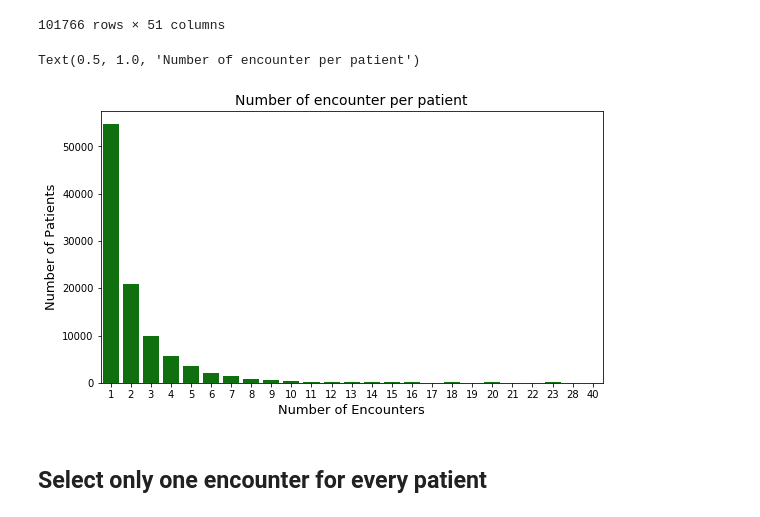
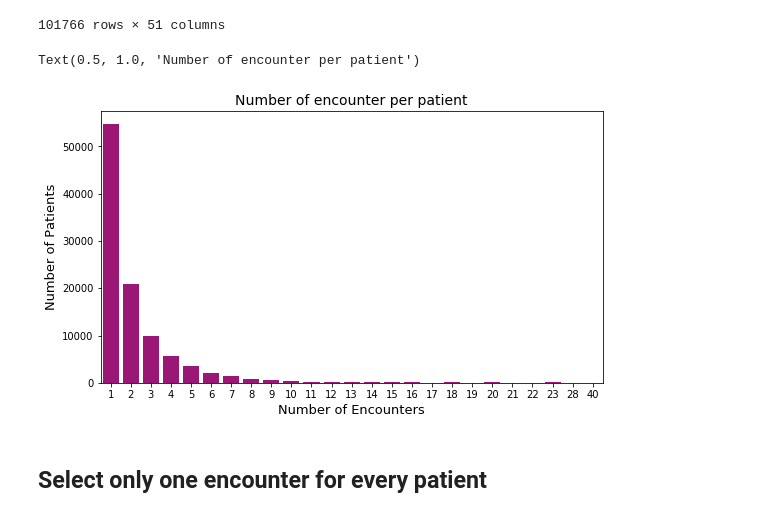
Before and after one commit to RajeshArasada/Predicting_Diabetes_Patients_Readmission, a Jupyter notebook: notebooks/01.Diabetes-Exploratory Data Analysis.ipynb, the cells around one changed output. Cells and saved outputs as stored; diff of their text form; code cells hidden in the pictures.

```diff
--- a/notebooks/01.Diabetes-Exploratory Data Analysis.ipynb
+++ b/notebooks/01.Diabetes-Exploratory Data Analysis.ipynb
@@ -60,7 +60,7 @@ warnings.simplefilter(action="ignore", category=SettingWithCopyWarning)
 # %% [markdown]
 We will read in the .csv file using pandas
 # %%
-data_file = "dataset_diabetes/diabetic_data.csv"
+data_file = "../dataset_diabetes/raw_data/diabetic_data.csv"
 df = pd.read_csv(data_file)
 print(f"{df.shape[1]} Features\n{df.shape[0]} Observations")
 # %% [output]
@@ -162,13 +162,13 @@ df.sort_values(["number_encounters"], ascending=False)
 101766 rows × 51 columns
 # %%
 plt.figure(figsize=(9,5))
-sns.countplot(df['number_encounters'], color='green')
+sns.countplot(df['number_encounters'], color='#B0017F')
 plt.xlabel("Number of Encounters", fontsize=13)
 plt.ylabel("Number of Patients", fontsize=13)
 plt.title("Number of encounter per patient", fontsize=14)
 # %% [output]
 Text(0.5, 1.0, 'Number of encounter per patient')
-[figure, old version]
+[figure, new version]
 # %% [markdown]
 ## Select only one encounter for every patient
 # %% [markdown]
```
Also changed, not shown: parts of 13 cells of this notebook, 5 other files.
